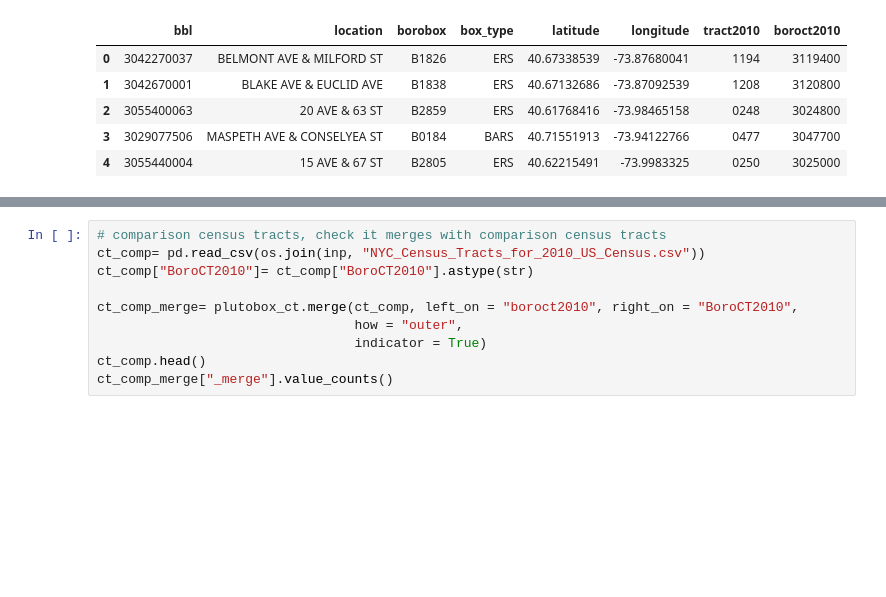
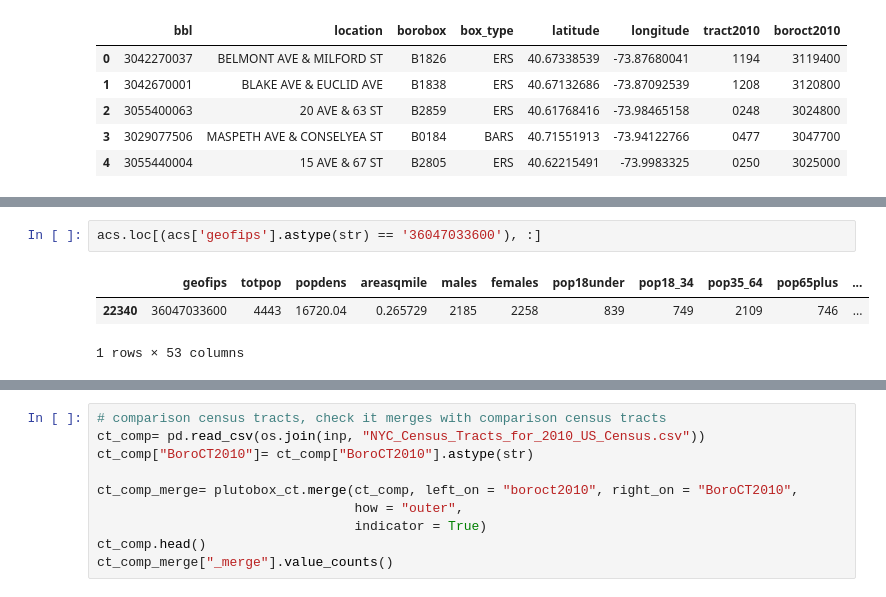
Before and after one commit to KaiElwood/machine-learning-final, a Jupyter notebook: code/00a_calculate_catchment.ipynb, the cells around one changed output, grey strips where cells are left out. Cells and saved outputs as stored; diff of their text form; blank space fills up the shorter version.

```diff
--- a/code/00a_calculate_catchment.ipynb
+++ b/code/00a_calculate_catchment.ipynb
@@ -284,0 +200,6 @@ acs[acs['geofips_recode'].str.contains('336')]
+# %%
+acs.loc[(acs['geofips'].astype(str) == '36047033600'), :]
+# %% [output]
+|  | geofips | totpop | popdens | areasqmile | males | females | pop18under | pop18_34 | pop35_64 | pop65plus | ... |
+| 22340 | 36047033600 | 4443 | 16720.04 | 0.265729 | 2185 | 2258 | 839 | 749 | 2109 | 746 | ... |
+1 rows × 53 columns
```
Also changed, not shown: parts of 25 cells of this notebook.
